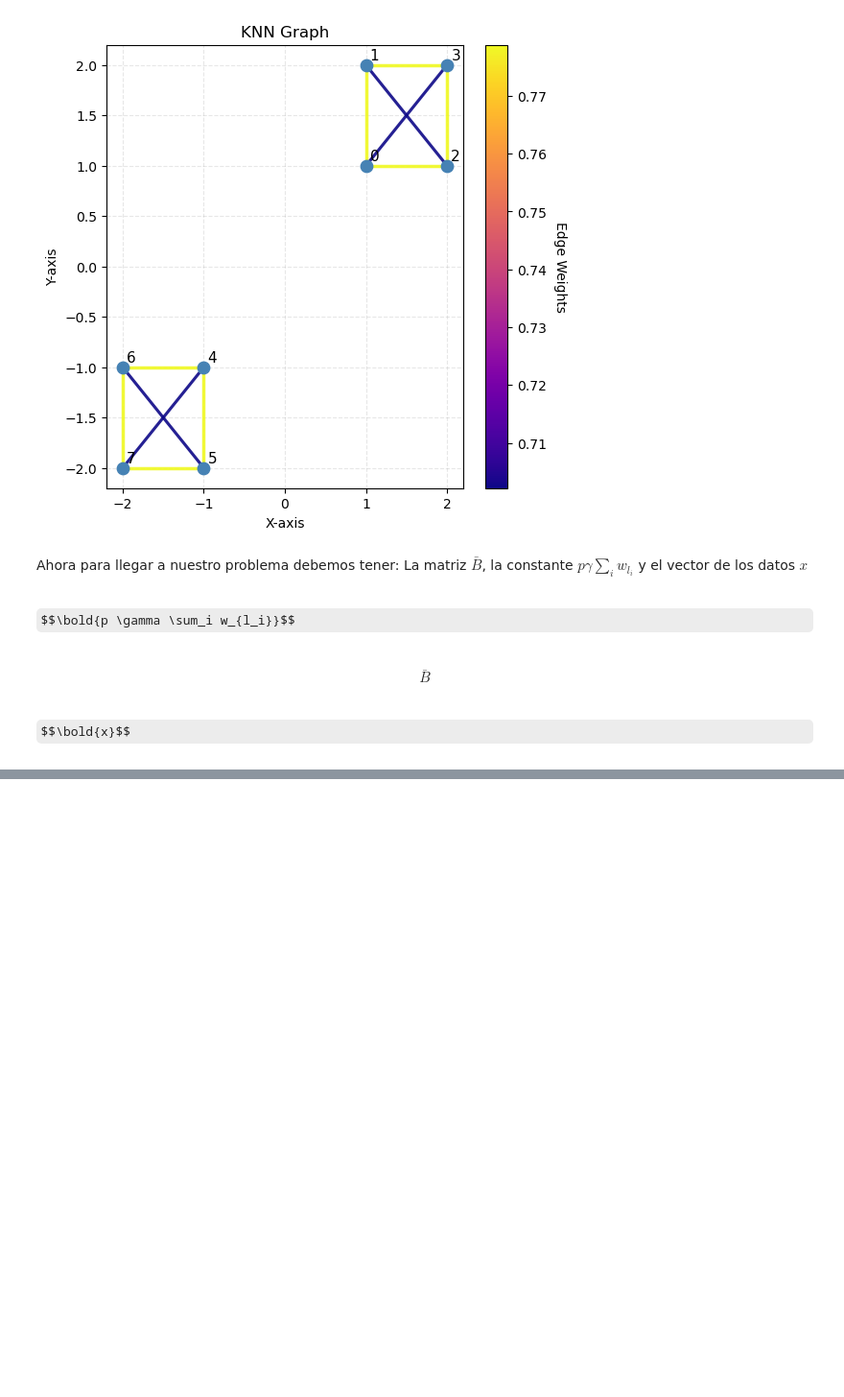
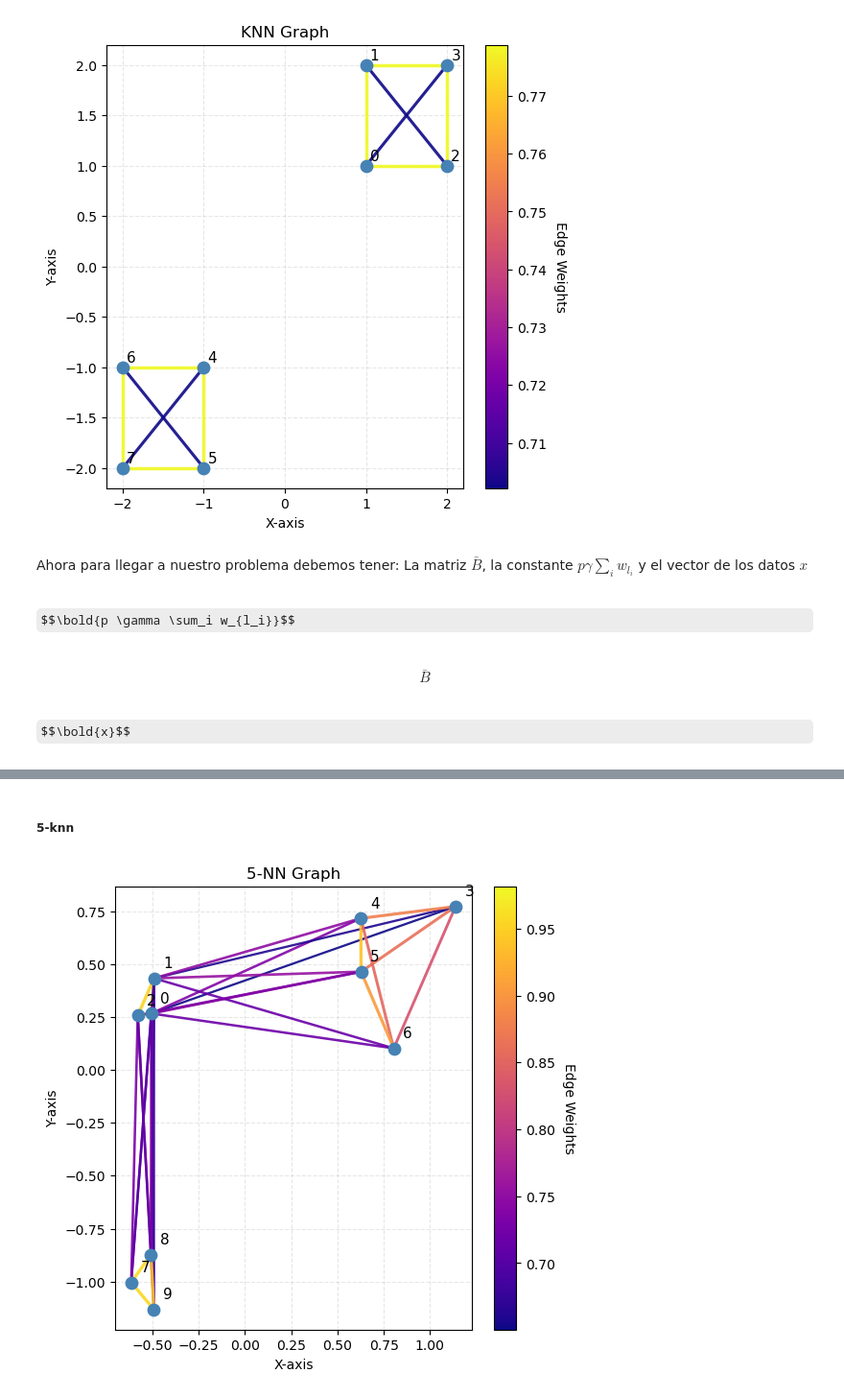
Before and after one commit to JuanNicolasMendozaRoncancio/Convex-Clustering-Project, a Jupyter notebook: Code/Relaxation.ipynb, the cells around one changed output, grey strips where cells are left out. Shown: that part at 96% size. Drawn from its saved outputs; the diff is of its cells as text; code cells hidden in the pictures; some formulas as TeX source; blank space fills up the shorter version.

```diff
--- a/Code/Relaxation.ipynb
+++ b/Code/Relaxation.ipynb
@@ -341,0 +384,7 @@ plt.show()
+# %% [markdown]
+##### 5-knn
+# %%
+w_knn_Y_5 = knn_w(Y, k=5, phi=0.25)
+plot_graph_weights(Y, w_knn_Y_5, "5-NN Graph")
+# %% [output]
+[figure, added]
```
Also changed, not shown: parts of 42 cells of this notebook.
